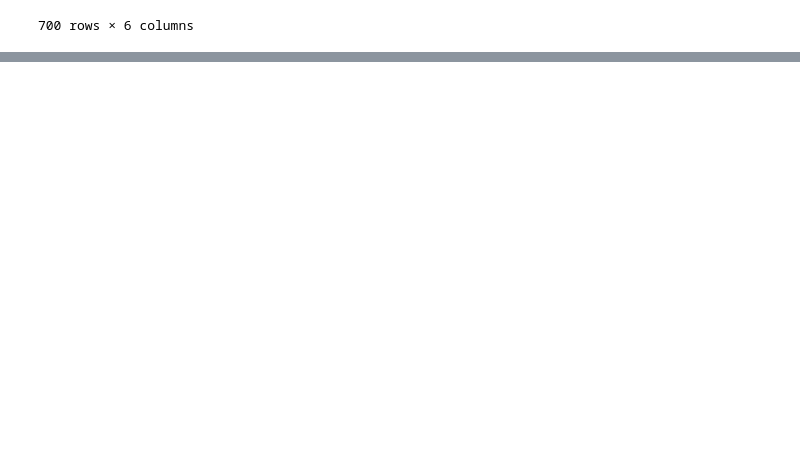
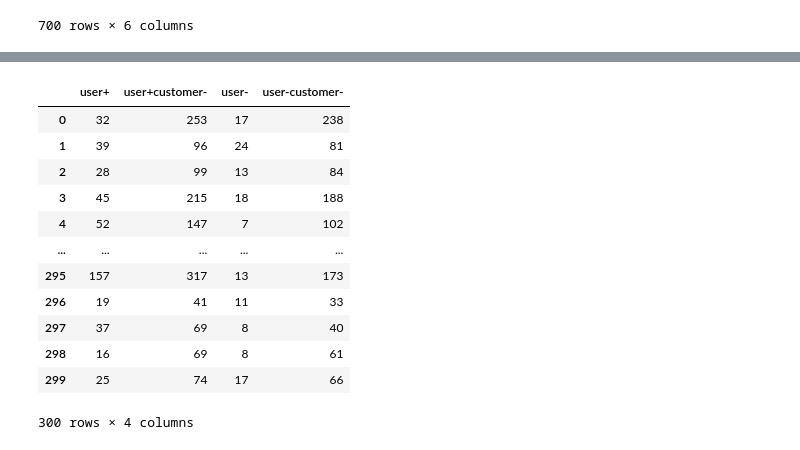
Before and after one commit to Mason-1011/WWW2025-MDSIRC, a Jupyter notebook: PreView.ipynb, the cells around one changed output, grey strips where cells are left out. Saved outputs shown, nothing was run; the diff lists cells and outputs as text; code cells hidden in the pictures; blank space fills up the shorter version.

```diff
--- a/PreView.ipynb
+++ b/PreView.ipynb
@@ -192,0 +195,28 @@ train_image
+# %%
+from transformers import AutoTokenizer
+
+tokenizer = AutoTokenizer.from_pretrained("./Qwen2.5-1.5B")
+# %%
+def design_input_text(user_messages, customer_messages, save='user+'):
+    input_text = ''
+    if save == 'user+':
+        input_text = '用户: ' + ' '.join(user_messages)
+    elif save == 'user+customer-':
+        if len(customer_messages) > 0:
+            input_text = '用户: ' + ' '.join(user_messages) + ' ' + '客服: ' + customer_messages[-1]
+        else:
+            input_text = '用户: ' + ' '.join(user_messages) + ' ' + '客服: ' + '无'
+    elif save == 'user-':
+        input_text = '用户: ' + user_messages[-1]
+    elif save == 'user-customer-':
+        if len(customer_messages) > 0:
+            input_text = '用户: ' + user_messages[-1] + ' ' + '客服: ' + customer_messages[-1]
+        else:
+            input_text = '用户: ' + user_messages[-1] + ' ' + '客服: ' + '无'
+
+    return input_text
+# %%
+for mode in ['user+', 'user+customer-', 'user-', 'user-customer-']:
+    train_text[mode] = train_text.apply(lambda row: design_input_text(row['user_messages'], row['customer_messages'], save=mode), axis=1)
+    train_text[mode+'_ids'] = train_text[mode].apply(lambda x: tokenizer.encode(x))
+train_text
@@ -192,0 +237,17 @@ train_image
+# %%
+# 统计不同 mode 下的长度
+train_text[['user+', 'user+customer-', 'user-', 'user-customer-']].apply(lambda x: x.apply(lambda y: len(y)))
+# %% [output]
+|  | user+ | user+customer- | user- | user-customer- |
+| 0 | 32 | 253 | 17 | 238 |
+| 1 | 39 | 96 | 24 | 81 |
+| 2 | 28 | 99 | 13 | 84 |
+| 3 | 45 | 215 | 18 | 188 |
+| 4 | 52 | 147 | 7 | 102 |
+| ... | ... | ... | ... | ... |
+| 295 | 157 | 317 | 13 | 173 |
+| 296 | 19 | 41 | 11 | 33 |
+| 297 | 37 | 69 | 8 | 40 |
+| 298 | 16 | 69 | 8 | 61 |
+| 299 | 25 | 74 | 17 | 66 |
+300 rows × 4 columns
```
Also changed, not shown: parts of 3 cells of this notebook, 4 other files.
